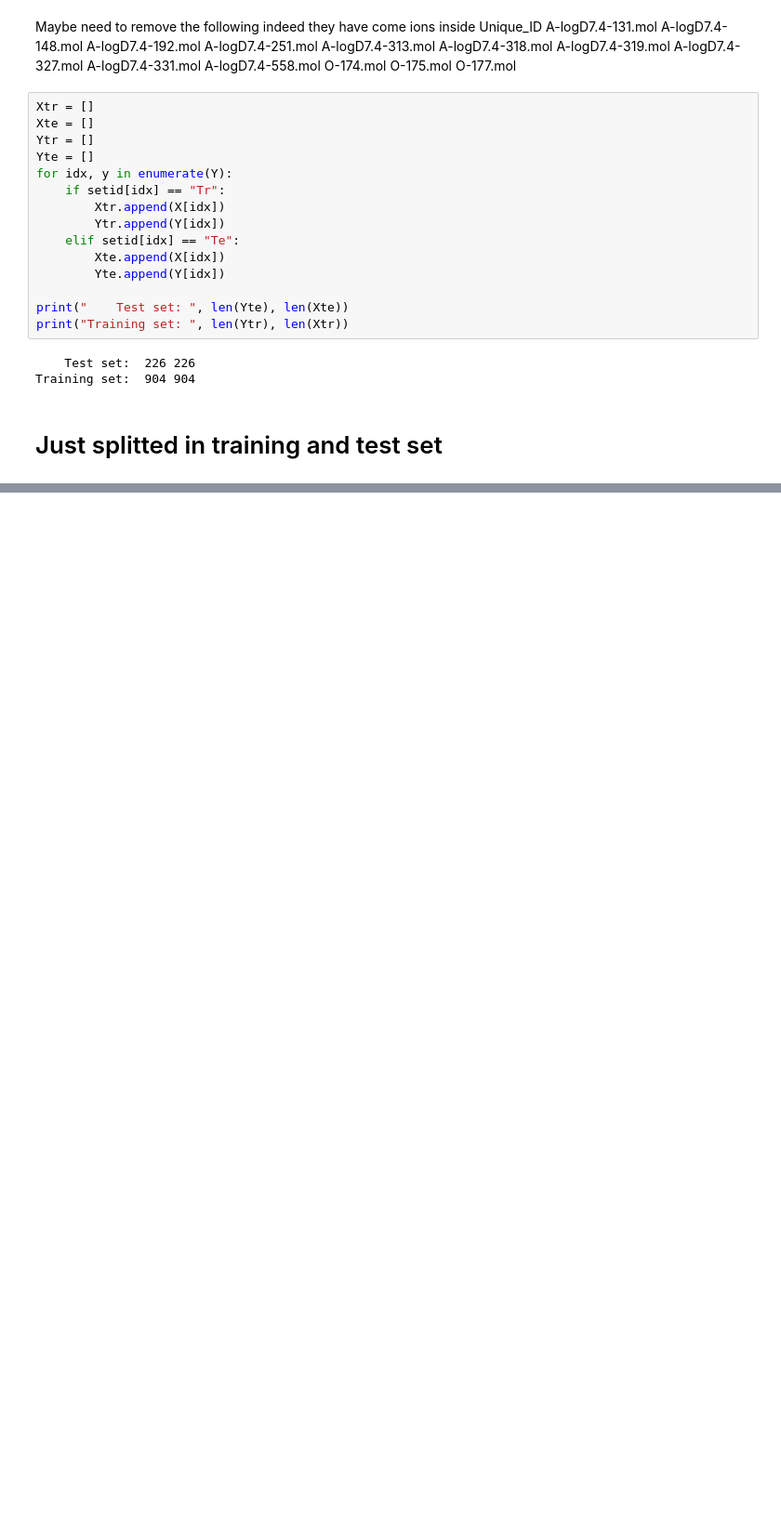
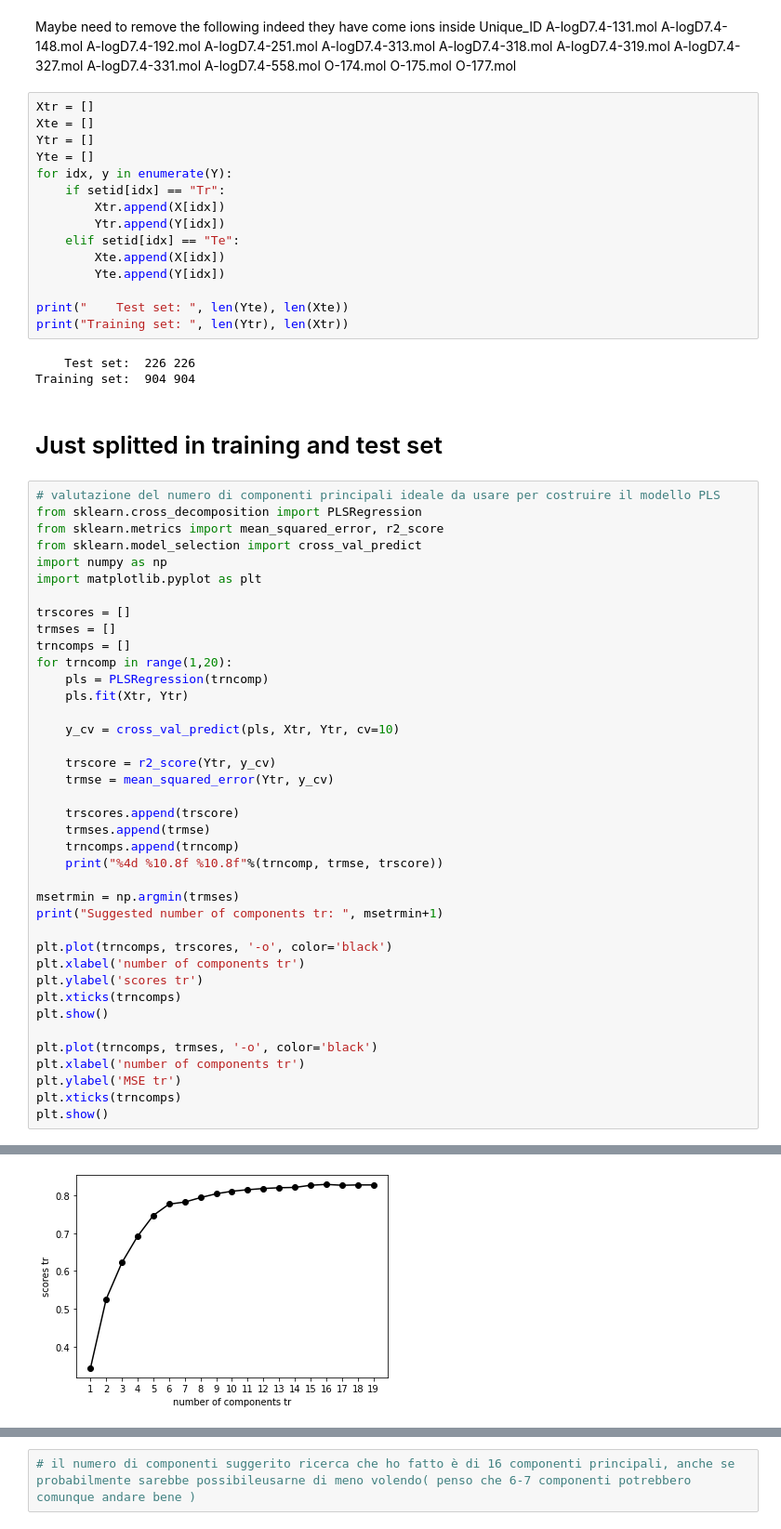
Before and after one commit to lstorchi/mllogdp, a Jupyter notebook: mergedataset.ipynb, the cells around one changed output, grey strips where cells are left out. Shown at 93% size. Drawn from its saved outputs; the diff is of its cells as text; blank space fills up the shorter version.

Commit message:
PLS modello MOE usando descrittori del lavoro a cui ci eravamo ispirati

```diff
--- a/mergedataset.ipynb
+++ b/mergedataset.ipynb
@@ -131,3 +131,43 @@ print("Training set: ", len(Ytr), len(Xtr))
 Training set:  904 904
 # %% [markdown]
 # Just splitted in training  and test set
+# %%
+# valutazione del numero di componenti principali ideale da usare per costruire il modello PLS
+from sklearn.cross_decomposition import PLSRegression
+from sklearn.metrics import mean_squared_error, r2_score
+from sklearn.model_selection import cross_val_predict
+import numpy as np
+import matplotlib.pyplot as plt
+
+trscores = []
+trmses = []
+trncomps = []
+for trncomp in range(1,20):
+    pls = PLSRegression(trncomp)
+    pls.fit(Xtr, Ytr)
+
+    y_cv = cross_val_predict(pls, Xtr, Ytr, cv=10)
+
+    trscore = r2_score(Ytr, y_cv)
+    trmse = mean_squared_error(Ytr, y_cv)
+
+    trscores.append(trscore)
+    trmses.append(trmse)
+    trncomps.append(trncomp)
+    print("%4d %10.8f %10.8f"%(trncomp, trmse, trscore))
+
+msetrmin = np.argmin(trmses)
+print("Suggested number of components tr: ", msetrmin+1)
+
+plt.plot(trncomps, trscores, '-o', color='black')
+plt.xlabel('number of components tr')
+plt.ylabel('scores tr')
+plt.xticks(trncomps)
+plt.show()
+
+plt.plot(trncomps, trmses, '-o', color='black')
+plt.xlabel('number of components tr')
+plt.ylabel('MSE tr')
+plt.xticks(trncomps)
+plt.show()
+# %% [output]
@@ -133,0 +194 @@ Training set:  904 904
+[figure, added]
@@ -133,0 +196,2 @@ Training set:  904 904
+# %%
+# il numero di componenti suggerito ricerca che ho fatto è di 16 componenti principali, anche se probabilmente sarebbe possibileusarne di meno volendo( penso che 6-7 componenti potrebbero comunque andare bene )
```
Also changed, not shown: parts of 6 cells of this notebook.
